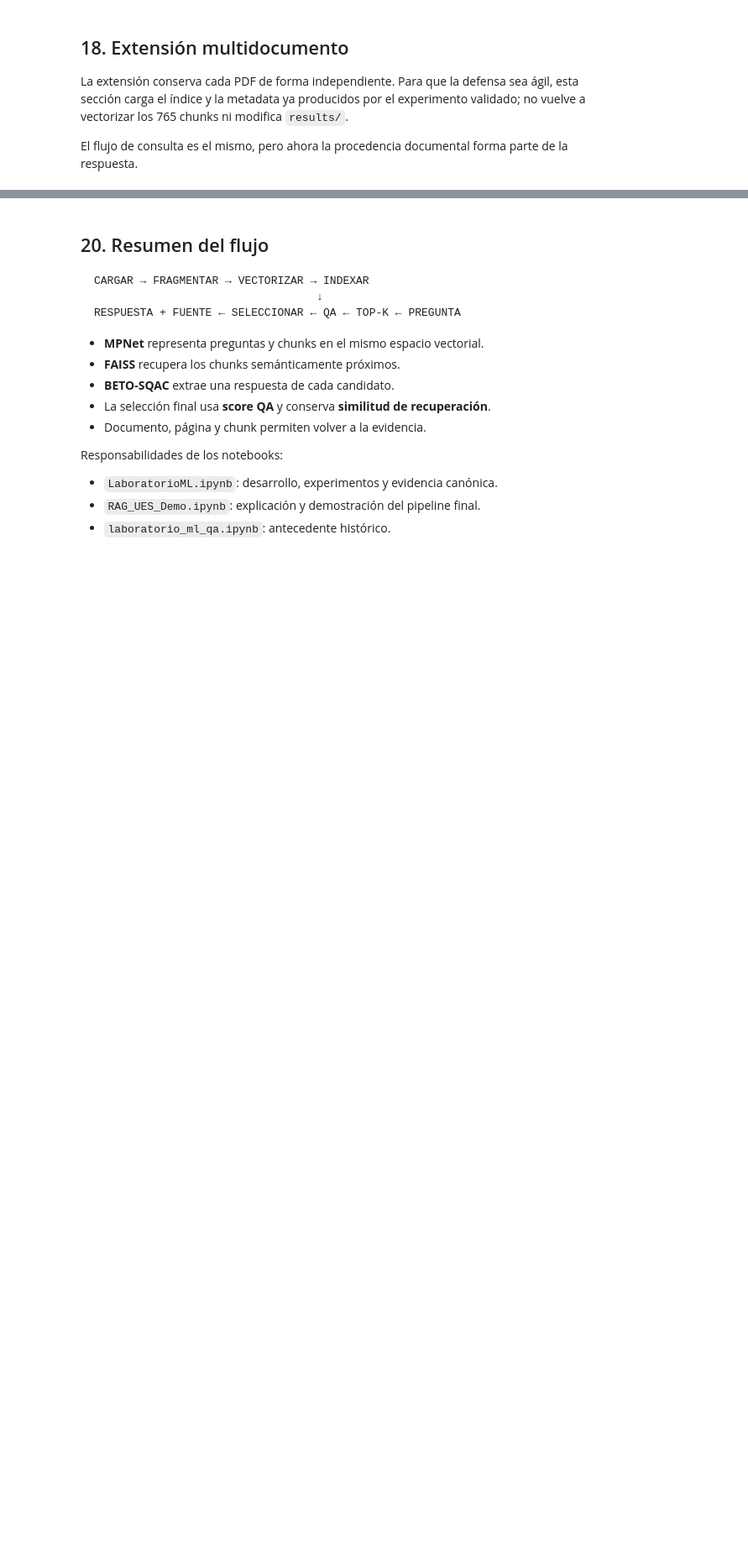
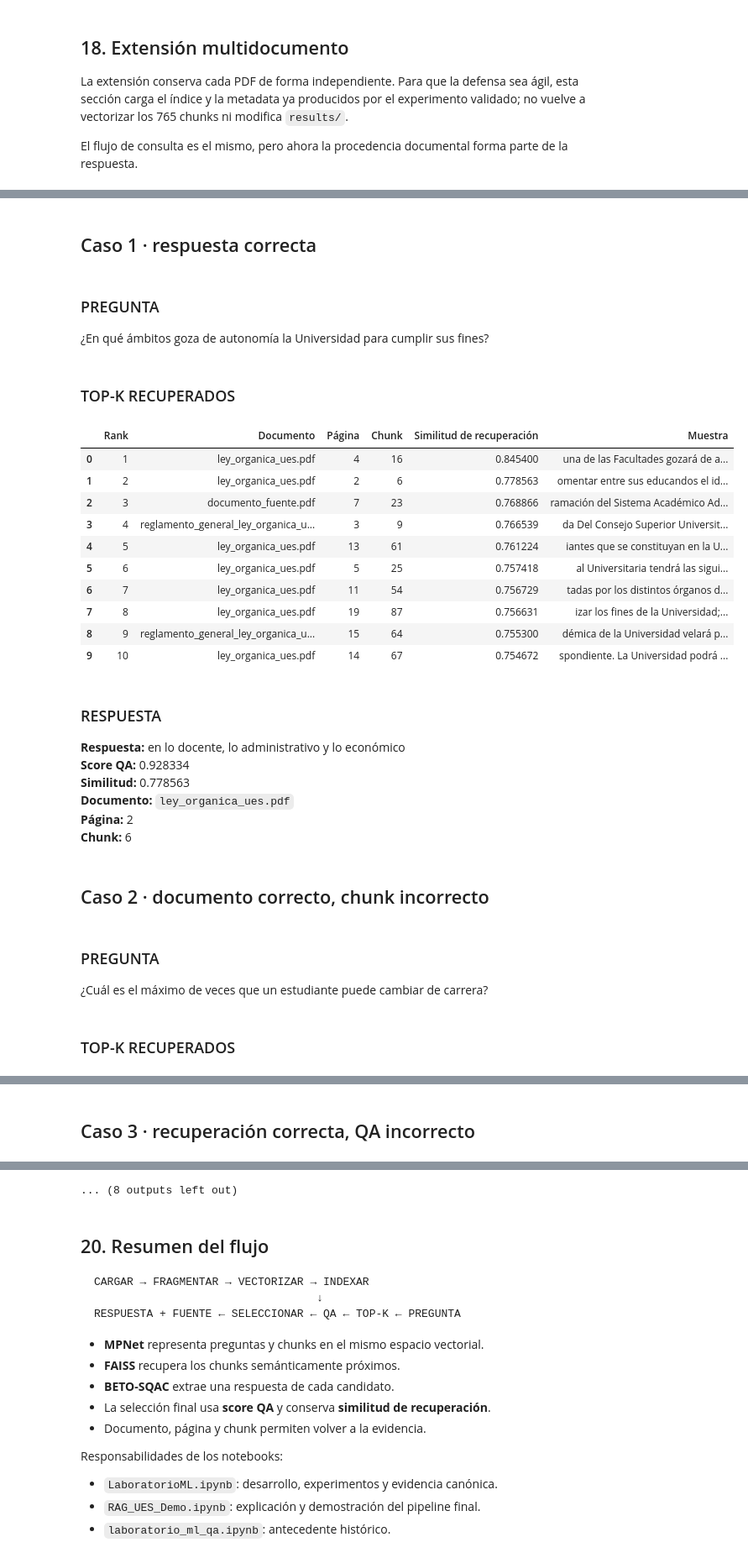
Before and after one commit to abner-rivas/Laboratorio---ML, a Jupyter notebook: RAG_UES_Demo.ipynb, the cells around one changed output, grey strips where cells are left out. Shown at 84% size. Cells and saved outputs as stored; diff of their text form; code cells hidden in the pictures; blank space fills up the shorter version.

Commit message:
test: validar y ejecutar demostracion del sistema RAG

```diff
--- a/RAG_UES_Demo.ipynb
+++ b/RAG_UES_Demo.ipynb
@@ -448,23 +554,21 @@ print(f"Dimensión: {indice_multi.d}")
 # %%
-item_demo_multi = next(
-    item
-    for item in preguntas_existentes
-    if item["documento_esperado"] != PDF_PRINCIPAL.name
-    and not item["sin_respuesta"]
-)
+preguntas_por_numero = {
+    item["numero"]: item for item in preguntas_existentes
+}
+casos_defensa = [
+    ("Caso 1 · respuesta correcta", 4),
+    ("Caso 2 · documento correcto, chunk incorrecto", 2),
+    ("Caso 3 · recuperación correcta, QA incorrecto", 16),
+    ("Pregunta sin respuesta · limitación de abstención", 17),
+]
 
-resultado_multi = rag_multidocumento(
-    item_demo_multi["pregunta"],
-    modelo_embeddings,
-    indice_multi,
-    metadata_multi,
-    pipeline_qa,
-    top_k=TOP_K,
-)
-
+assert all(numero in preguntas_por_numero for _, numero in casos_defensa)
 display(
-    tabla_recuperacion(resultado_multi["recuperados"]).style.format(
-        {"Similitud de recuperación": "{:.6f}"}
+    pd.DataFrame(
+        [
+            {"Caso": caso, "N.º experimental": numero,
+             "Pregunta": preguntas_por_numero[numero]["pregunta"]}
+            for caso, numero in casos_defensa
+        ]
     )
 )
-mostrar_respuesta(resultado_multi)
@@ -494,0 +611,36 @@ mostrar_respuesta(resultado_interactivo)
+# %%
+resultados_defensa = {}
+for caso, numero in casos_defensa:
+    item = preguntas_por_numero[numero]
+    display(Markdown(f"## {caso}"))
+    resultados_defensa[numero] = demostrar_rag(item["pregunta"])
+# %% [output]
+## Caso 1 · respuesta correcta
+### PREGUNTA
+
+¿En qué ámbitos goza de autonomía la Universidad para cumplir sus fines?
+### TOP-K RECUPERADOS
+|  | Rank | Documento | Página | Chunk | Similitud de recuperación | Muestra |
+| 0 | 1 | ley_organica_ues.pdf | 4 | 16 | 0.845400 | una de las Facultades gozará de a... |
+| 1 | 2 | ley_organica_ues.pdf | 2 | 6 | 0.778563 | omentar entre sus educandos el id... |
+| 2 | 3 | documento_fuente.pdf | 7 | 23 | 0.768866 | ramación del Sistema Académico Ad... |
+| 3 | 4 | reglamento_general_ley_organica_u... | 3 | 9 | 0.766539 | da Del Consejo Superior Universit... |
+| 4 | 5 | ley_organica_ues.pdf | 13 | 61 | 0.761224 | iantes que se constituyan en la U... |
+| 5 | 6 | ley_organica_ues.pdf | 5 | 25 | 0.757418 | al Universitaria tendrá las sigui... |
+| 6 | 7 | ley_organica_ues.pdf | 11 | 54 | 0.756729 | tadas por los distintos órganos d... |
+| 7 | 8 | ley_organica_ues.pdf | 19 | 87 | 0.756631 | izar los fines de la Universidad;... |
+| 8 | 9 | reglamento_general_ley_organica_u... | 15 | 64 | 0.755300 | démica de la Universidad velará p... |
+| 9 | 10 | ley_organica_ues.pdf | 14 | 67 | 0.754672 | spondiente. La Universidad podrá ... |
+### RESPUESTA
+
+**Respuesta:** en lo docente, lo administrativo y lo económico
+**Score QA:** 0.928334
+**Similitud:** 0.778563
+**Documento:** `ley_organica_ues.pdf`
+**Página:** 2
+**Chunk:** 6
+## Caso 2 · documento correcto, chunk incorrecto
+### PREGUNTA
+
+¿Cuál es el máximo de veces que un estudiante puede cambiar de carrera?
+### TOP-K RECUPERADOS
@@ -494,0 +666 @@ mostrar_respuesta(resultado_interactivo)
+## Caso 3 · recuperación correcta, QA incorrecto
@@ -495,3 +670,4 @@ mostrar_respuesta(resultado_interactivo)
+... (8 outputs left out)
 # %% [markdown]
 ## 20. Resumen del flujo
 
```
Also changed, not shown: parts of 25 cells of this notebook, 4 other files.
